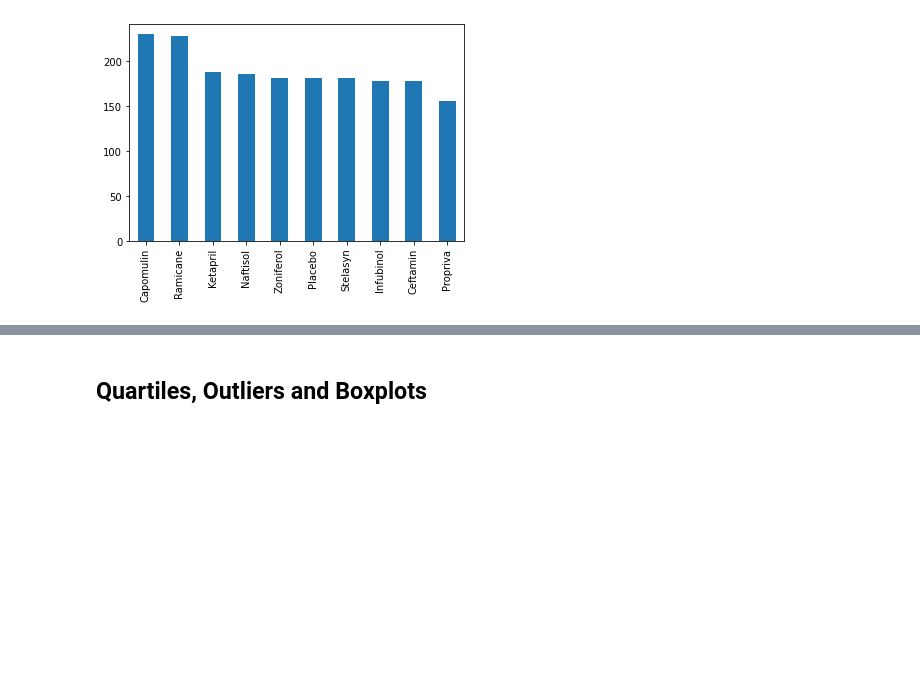
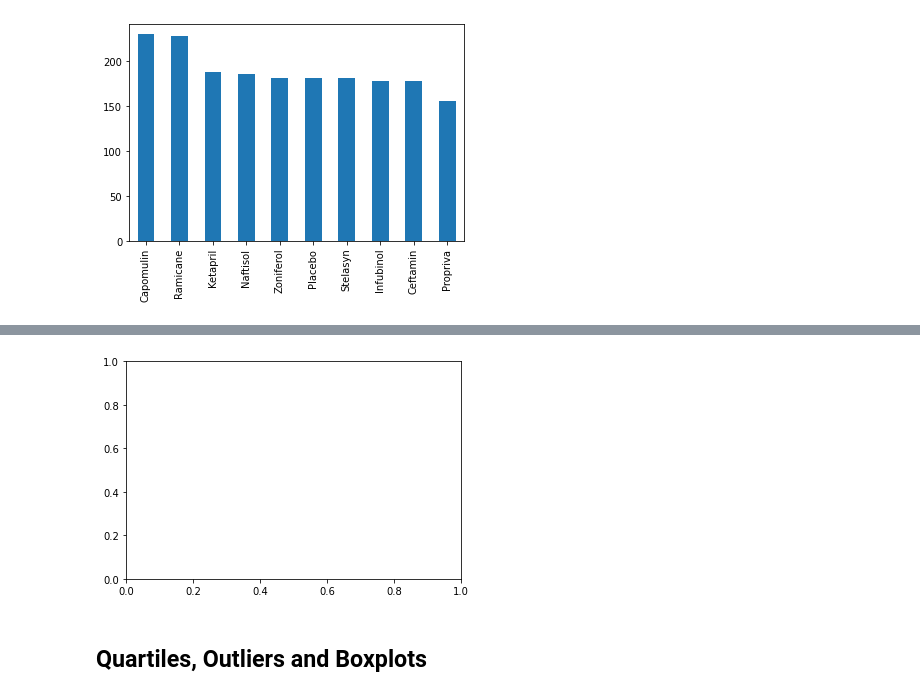
Before and after one commit to rob10thhuman/MatplotlibHomework, a Jupyter notebook: Pymaceuticals/pymaceuticals_starter.ipynb, the cells around one changed output, grey strips where cells are left out. Saved outputs shown, nothing was run; the diff lists cells and outputs as text; code cells hidden in the pictures; blank space fills up the shorter version.

```diff
--- a/Pymaceuticals/pymaceuticals_starter.ipynb
+++ b/Pymaceuticals/pymaceuticals_starter.ipynb
@@ -169,5 +167,11 @@ plt.show()
 # %%
 # Generate a pie plot showing the distribution of female versus male mice using pyplot
+
+fig, ax = plt.subplots()
+gender = ['Male', 'Female']
+gender_count = clean_mouse
+# %% [output]
+[figure, added]
 # %% [markdown]
 ## Quartiles, Outliers and Boxplots
 # %%
```
Also changed, not shown: parts of 3 cells of this notebook, 1 other file.
